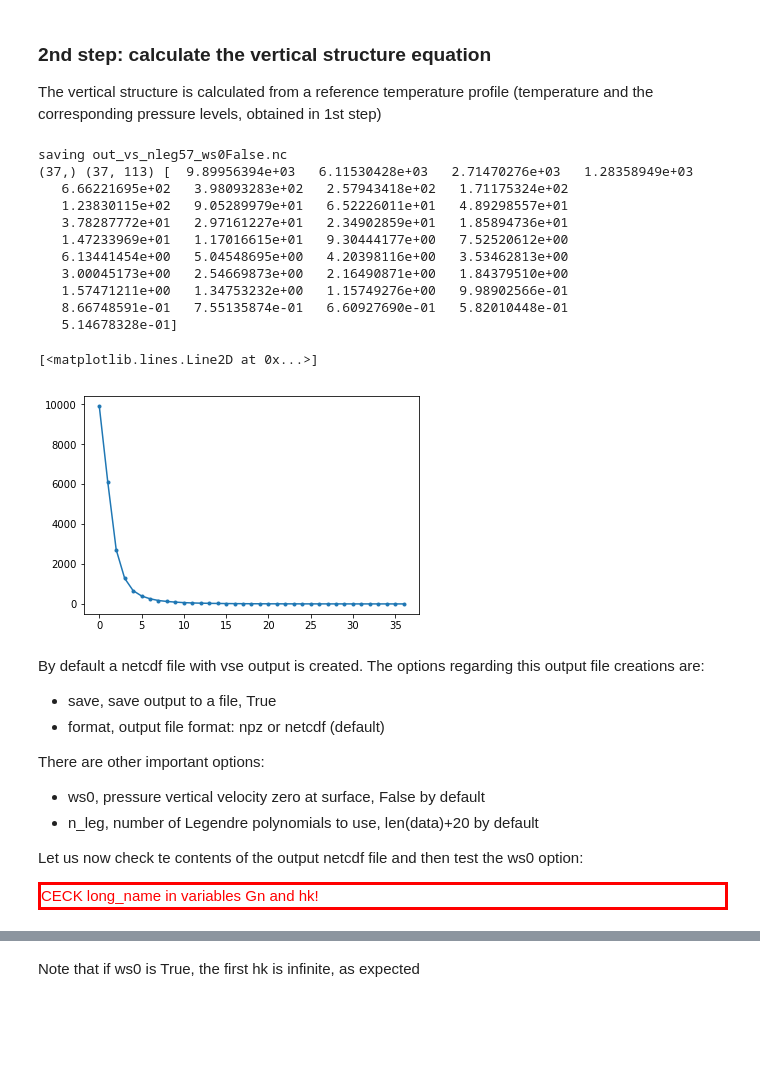
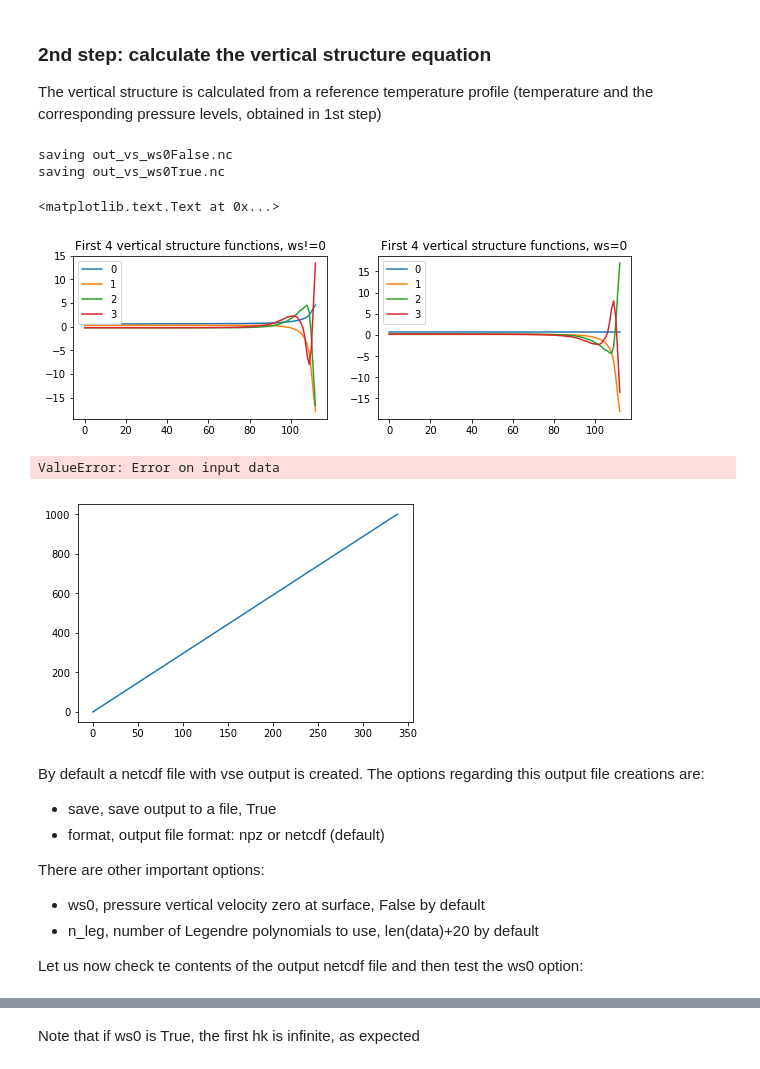
Before and after one commit to martalmeida/nmf3d, a Jupyter notebook: doc/tutorial.ipynb, the cells around one changed output, grey strips where cells are left out. Saved outputs shown, nothing was run; the diff lists cells and outputs as text; code cells hidden in the pictures; blank space fills up the shorter version.

```diff
--- a/doc/tutorial.ipynb
+++ b/doc/tutorial.ipynb
@@ -97,25 +99,59 @@ pl.xlabel('Temperature (K)')
 ### 2nd step: calculate the vertical structure equation
 
 The vertical structure is calculated from a reference temperature profile (temperature and the corresponding pressure levels, obtained in 1st step)
-# %%
-Gn,hk,vfile=nmf3d.vertical_structure.vse(T,Lev) # returns the vertical structure functions
-                                                # and the equivalent heights
-print(hk.shape, Gn.shape, hk)
-pl.plot(hk,marker='.')
-# %% [output]
-saving out_vs_nleg57_ws0False.nc
-(37,) (37, 113) [  9.89956394e+03   6.11530428e+03   2.71470276e+03   1.28358949e+03
-   6.66221695e+02   3.98093283e+02   2.57943418e+02   1.71175324e+02
-   1.23830115e+02   9.05289979e+01   6.52226011e+01   4.89298557e+01
-   3.78287772e+01   2.97161227e+01   2.34902859e+01   1.85894736e+01
-   1.47233969e+01   1.17016615e+01   9.30444177e+00   7.52520612e+00
-   6.13441454e+00   5.04548695e+00   4.20398116e+00   3.53462813e+00
-   3.00045173e+00   2.54669873e+00   2.16490871e+00   1.84379510e+00
-   1.57471211e+00   1.34753232e+00   1.15749276e+00   9.98902566e-01
-   8.66748591e-01   7.55135874e-01   6.60927690e-01   5.82010448e-01
-   5.14678328e-01]
-[<matplotlib.lines.Line2D at 0x...>]
-[figure, removed]
+# %%
+fig=pl.figure(figsize=(10,3))
+ax=[pl.subplot(1,2,i) for i in range(1,3)]
+
+Gn,hk,vfile=nmf3d.vertical_structure.vse(T,Lev,ws0=False)
+ax[0].plot(Gn[:4].T);
+ax[0].legend(range(4))
+ax[0].set_title('First 4 vertical structure functions, ws!=0')
+
+Gn,hk,vfile=nmf3d.vertical_structure.vse(T,Lev,ws0=True)
+#Gn,hk,vfile=nmf3d.vertical_structure.vse(T,Lev) # returns the vertical structure functions
+#                                                # and the equivalent heights
+#print(hk.shape, Gn.shape, hk)
+#pl.plot(hk,marker='.')
+#print(vfile)
+#print(Gn.shape,hk.shape,vfile)
+#pl.figure()
+ax[1].plot(Gn[:4].T);
+ax[1].legend(range(4))
+ax[1].set_title('First 4 vertical structure functions, ws=0')
+# %% [output]
+saving out_vs_ws0False.nc
+saving out_vs_ws0True.nc
+<matplotlib.text.Text at 0x...>
+[figure, added]
+# %%
+import netCDF4
+plev=netCDF4.Dataset(vfile).variables['plev'][:]/100
+#pl.semilogy(Gn[:4].T,plev)
+#pl.semilogy(Gn[3].T,plev)
+#pl.gca().invert_yaxis()
+
+p=np.linspace(plev[-1],plev[0],plev.size*3)
+pl.plot(p)
+
+#v=np.interp(p,plev,Gn[3])
+#pl.plot(v,p)
+
+from scipy.interpolate import splrep,splev
+#print(plev.shape,Gn[3].shape)
+#print(plev)
+#print(Gn[3])
+#aux=splrep(np.arange(plev.size),Gn[3])
+
+#pl.plot(plev)
+#print(plev.dtype)
+aux = splrep(plev,Gn[3])
+v = splev(p, aux,der=0,ext=0)
+pl.plot(v,p)
+#''';
+# %% [output]
+ValueError: Error on input data
+[figure, added]
 # %% [markdown]
 By default a netcdf file with vse output is created. The options regarding this output file creations are:
 
@@ -127,6 +163,4 @@ There are other important options:
 - n_leg, number of Legendre polynomials to use, len(data)+20 by default
 
 Let us now check te contents of the output netcdf file and then test the ws0 option:
-
- <div style='border: 3px solid red; color:red'>CECK long_name in variables Gn and hk! </div>
 # %%
```
Also changed, not shown: parts of 22 cells of this notebook, 15 other files.
